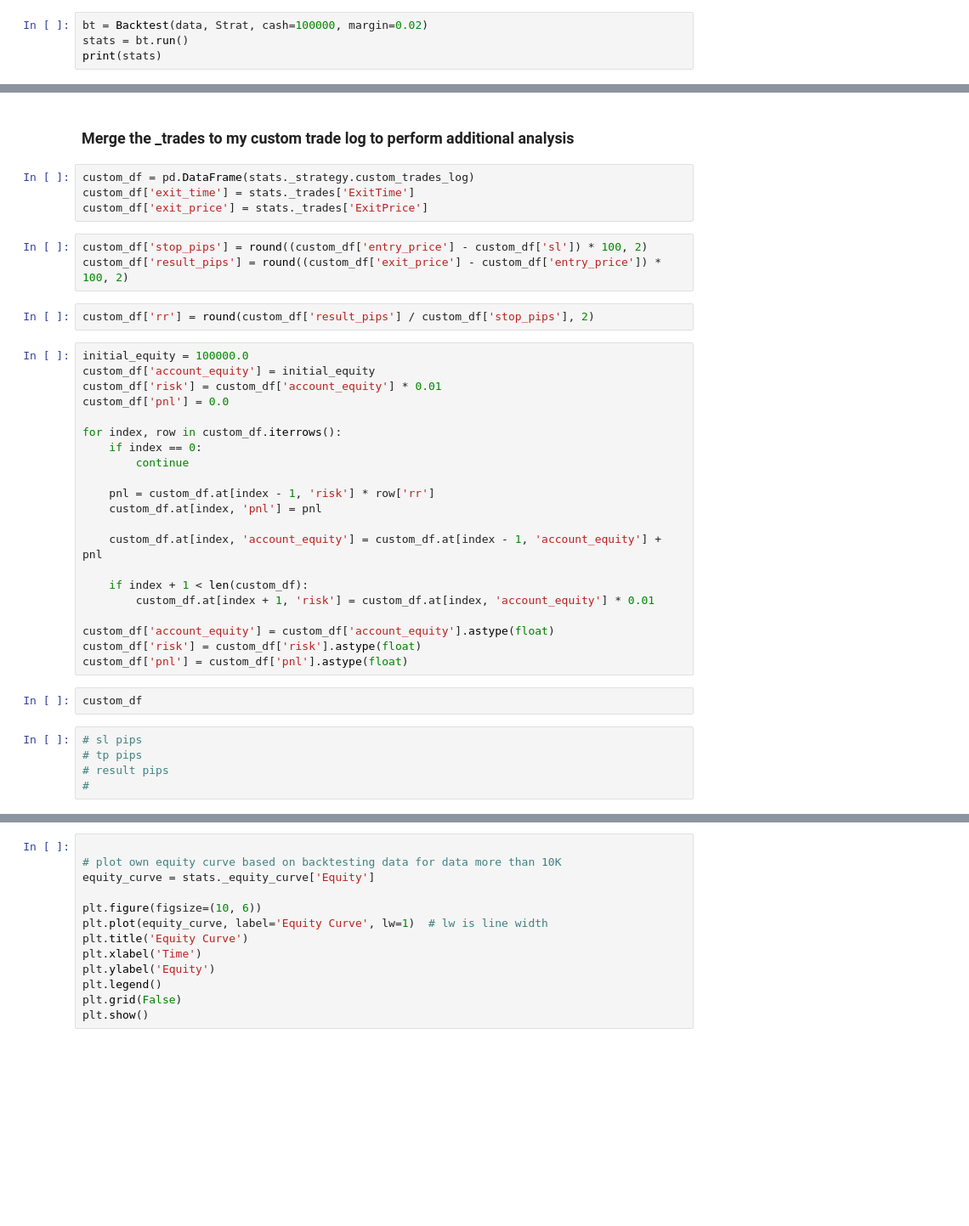
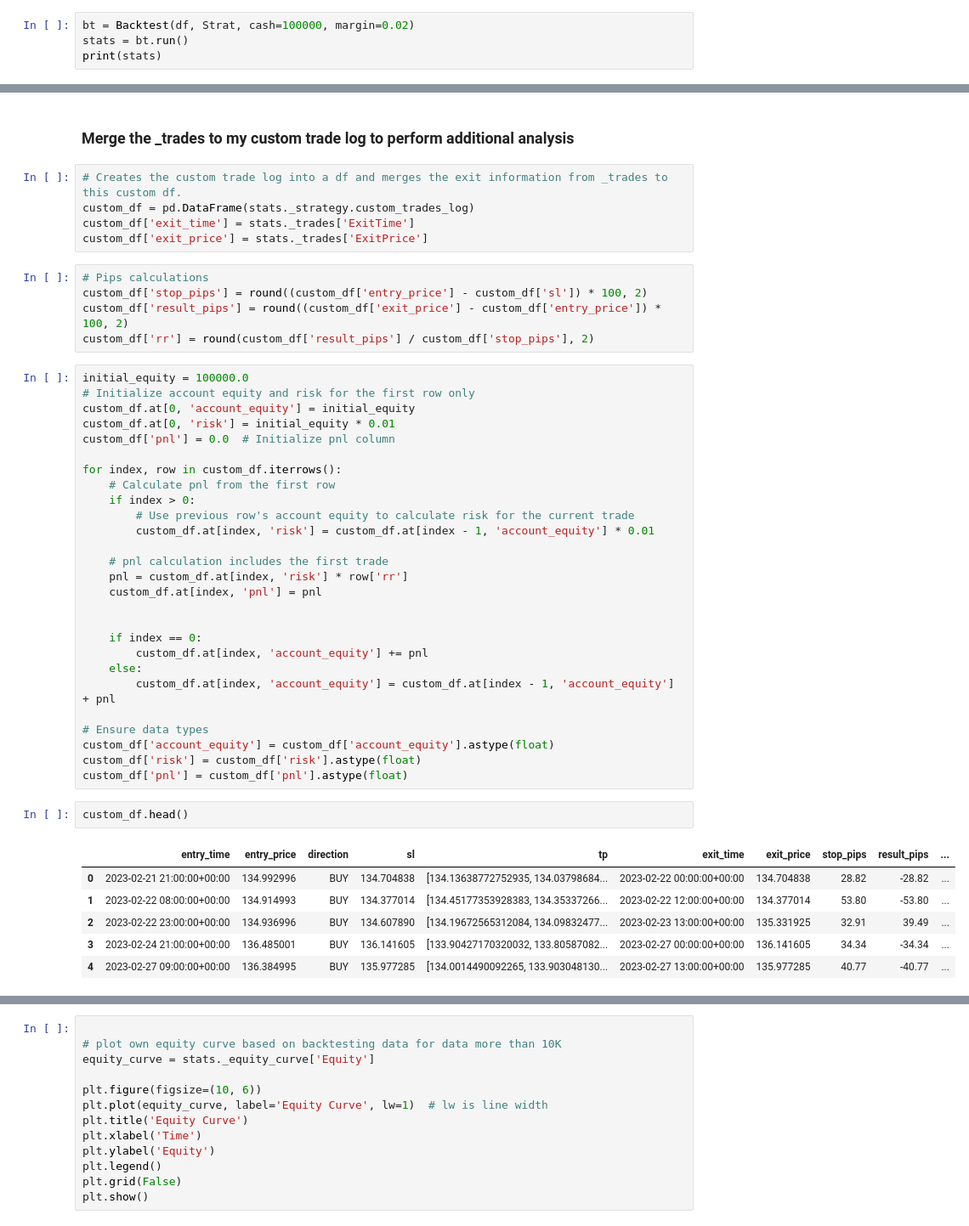
Before and after one commit to jsacap/trading_sandbox, a Jupyter notebook: sandbox.ipynb, the cells around one changed output, grey strips where cells are left out. Shown at 85% size. Saved outputs shown, nothing was run; the diff lists cells and outputs as text; blank space fills up the shorter version.

Commit message:
JPY backtesting working. Trend tracer start

```diff
--- a/sandbox.ipynb
+++ b/sandbox.ipynb
@@ -191,6 +147,6 @@ class Strat(Strategy):
                         # Execute the trade
                         self.buy(sl=sl, tp=tp)
 # %%
-bt = Backtest(data, Strat, cash=100000, margin=0.02)
+bt = Backtest(df, Strat, cash=100000, margin=0.02)
 stats = bt.run()
 print(stats)
@@ -202,39 +180,48 @@ bt.plot()
 
 ### Merge the _trades to my custom trade log to perform additional analysis
 # %%
+# Creates the custom trade log into a df and merges the exit information from _trades to this custom df.
 custom_df = pd.DataFrame(stats._strategy.custom_trades_log)
 custom_df['exit_time'] = stats._trades['ExitTime']
 custom_df['exit_price'] = stats._trades['ExitPrice']
 # %%
+# Pips calculations
 custom_df['stop_pips'] = round((custom_df['entry_price'] - custom_df['sl']) * 100, 2)
 custom_df['result_pips'] = round((custom_df['exit_price'] - custom_df['entry_price']) * 100, 2)
+custom_df['rr'] = round(custom_df['result_pips'] / custom_df['stop_pips'], 2)
-# %%
-custom_df['rr'] = round(custom_df['result_pips'] / custom_df['stop_pips'], 2)
 # %%
 initial_equity = 100000.0
-custom_df['account_equity'] = initial_equity
-custom_df['risk'] = custom_df['account_equity'] * 0.01
-custom_df['pnl'] = 0.0
+# Initialize account equity and risk for the first row only
+custom_df.at[0, 'account_equity'] = initial_equity
+custom_df.at[0, 'risk'] = initial_equity * 0.01
+custom_df['pnl'] = 0.0  # Initialize pnl column
 
 for index, row in custom_df.iterrows():
-    if index == 0:
-        continue
+    # Calculate pnl from the first row
+    if index > 0:
+        # Use previous row's account equity to calculate risk for the current trade
+        custom_df.at[index, 'risk'] = custom_df.at[index - 1, 'account_equity'] * 0.01
 
-    pnl = custom_df.at[index - 1, 'risk'] * row['rr']
+    # pnl calculation includes the first trade
+    pnl = custom_df.at[index, 'risk'] * row['rr']
     custom_df.at[index, 'pnl'] = pnl
 
-    custom_df.at[index, 'account_equity'] = custom_df.at[index - 1, 'account_equity'] + pnl
 
-    if index + 1 < len(custom_df):
-        custom_df.at[index + 1, 'risk'] = custom_df.at[index, 'account_equity'] * 0.01
+    if index == 0:
+        custom_df.at[index, 'account_equity'] += pnl
+    else:
+        custom_df.at[index, 'account_equity'] = custom_df.at[index - 1, 'account_equity'] + pnl
 
+# Ensure data types
 custom_df['account_equity'] = custom_df['account_equity'].astype(float)
 custom_df['risk'] = custom_df['risk'].astype(float)
 custom_df['pnl'] = custom_df['pnl'].astype(float)
 # %%
-custom_df
+custom_df.head()
+# %% [output]
+|  | entry_time | entry_price | direction | sl | tp | exit_time | exit_price | stop_pips | result_pips | ... |
+| 0 | 2023-02-21 21:00:00+00:00 | 134.992996 | BUY | 134.704838 | [134.13638772752935, 134.03798684... | 2023-02-22 00:00:00+00:00 | 134.704838 | 28.82 | -28.82 | ... |
+| 1 | 2023-02-22 08:00:00+00:00 | 134.914993 | BUY | 134.377014 | [134.45177353928383, 134.35337266... | 2023-02-22 12:00:00+00:00 | 134.377014 | 53.80 | -53.80 | ... |
+| 2 | 2023-02-22 23:00:00+00:00 | 134.936996 | BUY | 134.607890 | [134.19672565312084, 134.09832477... | 2023-02-23 13:00:00+00:00 | 135.331925 | 32.91 | 39.49 | ... |
+| 3 | 2023-02-24 21:00:00+00:00 | 136.485001 | BUY | 136.141605 | [133.90427170320032, 133.80587082... | 2023-02-27 00:00:00+00:00 | 136.141605 | 34.34 | -34.34 | ... |
+| 4 | 2023-02-27 09:00:00+00:00 | 136.384995 | BUY | 135.977285 | [134.0014490092265, 133.903048130... | 2023-02-27 13:00:00+00:00 | 135.977285 | 40.77 | -40.77 | ... |
-# %%
-# sl pips
-# tp pips
-# result pips
-#
```
Also changed, not shown: parts of 12 cells of this notebook, 7 other files.
